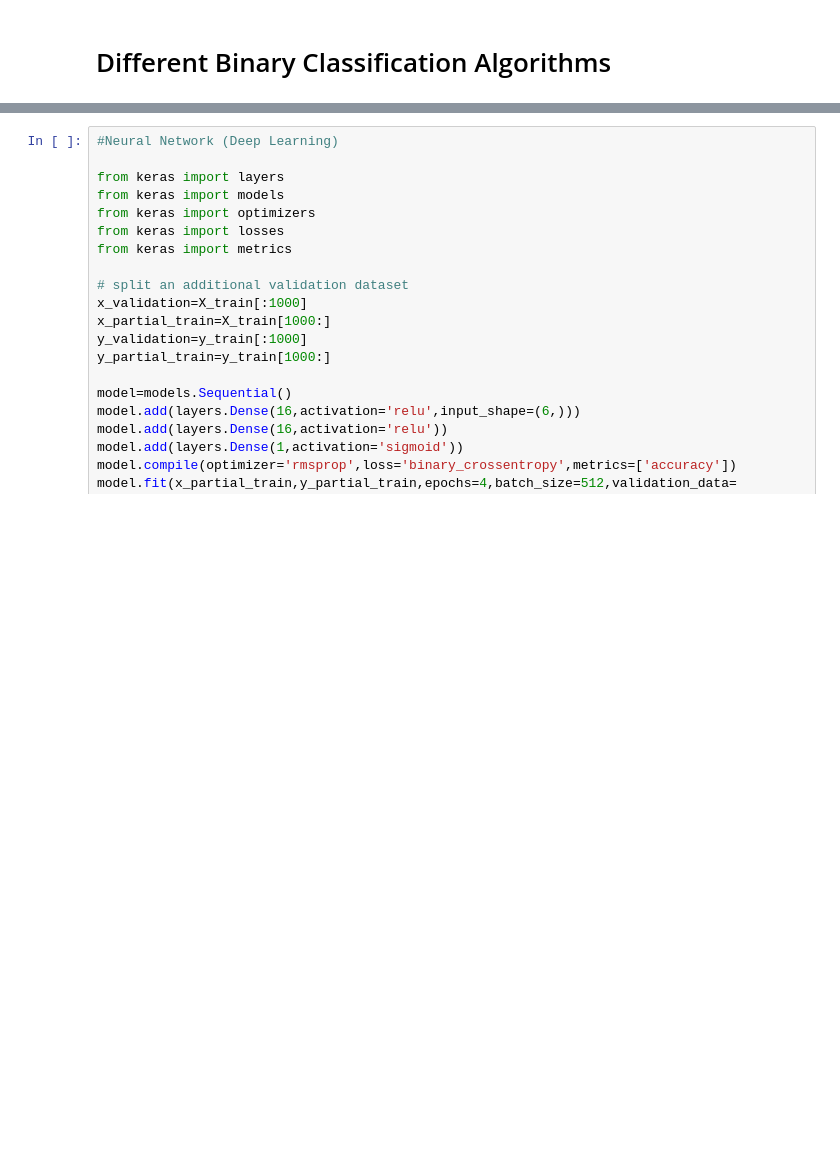
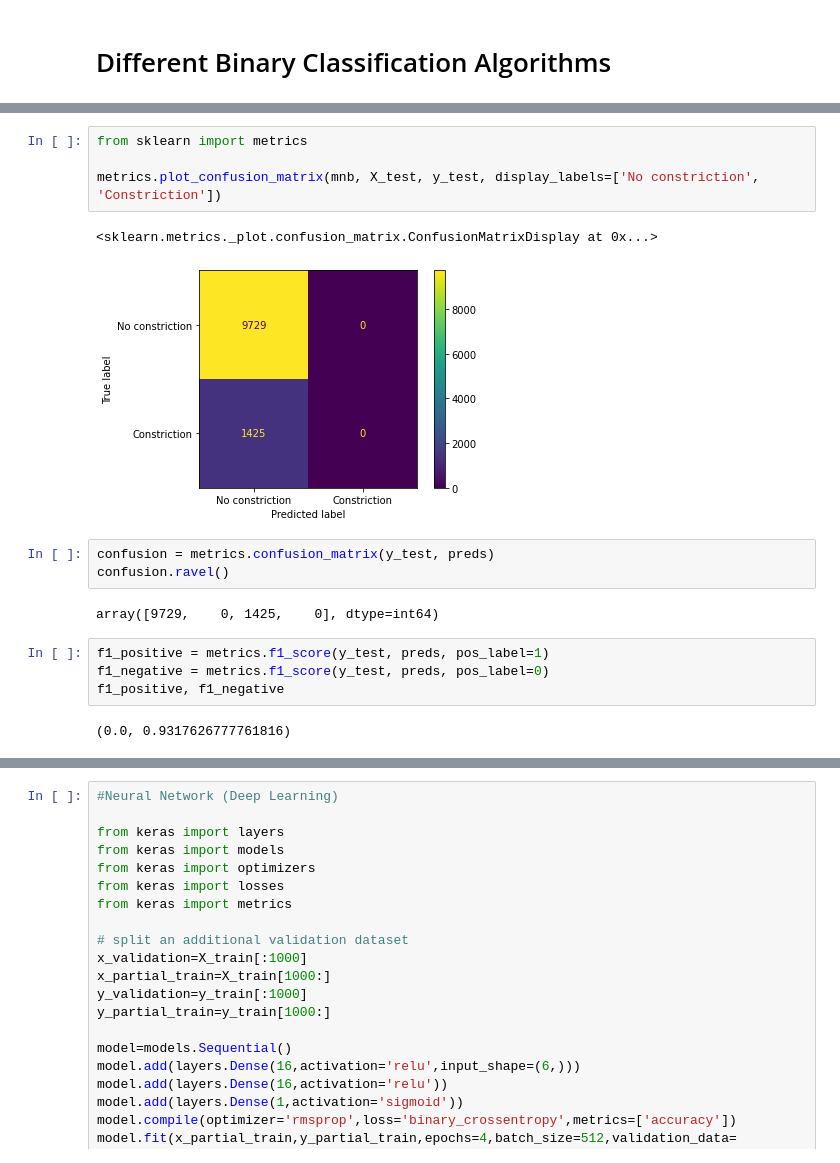
Before and after one commit to Msdot001/Predicting-width-constrictions-during-hot-rolling, a Jupyter notebook: model.ipynb, the cells around one changed output, grey strips where cells are left out. Cells and saved outputs as stored; diff of their text form; blank space fills up the shorter version.

Commit message:
metric_Evaluation added

```diff
--- a/model.ipynb
+++ b/model.ipynb
@@ -78,3 +91,21 @@ print("score on train: "+ str(mnb.score(X_train, y_train)))
 # %% [output]
 score on test: 0.8722431414739107
 score on train: 0.8703126751092681
+# %%
+from sklearn import metrics
+
+metrics.plot_confusion_matrix(mnb, X_test, y_test, display_labels=['No constriction', 'Constriction'])
+# %% [output]
+<sklearn.metrics._plot.confusion_matrix.ConfusionMatrixDisplay at 0x...>
+[figure, added]
+# %%
+confusion = metrics.confusion_matrix(y_test, preds)
+confusion.ravel()
+# %% [output]
+array([9729,    0, 1425,    0], dtype=int64)
+# %%
+f1_positive = metrics.f1_score(y_test, preds, pos_label=1)
+f1_negative = metrics.f1_score(y_test, preds, pos_label=0)
+f1_positive, f1_negative
+# %% [output]
+(0.0, 0.9317626777761816)
```
Also changed, not shown: parts of 24 cells of this notebook.
